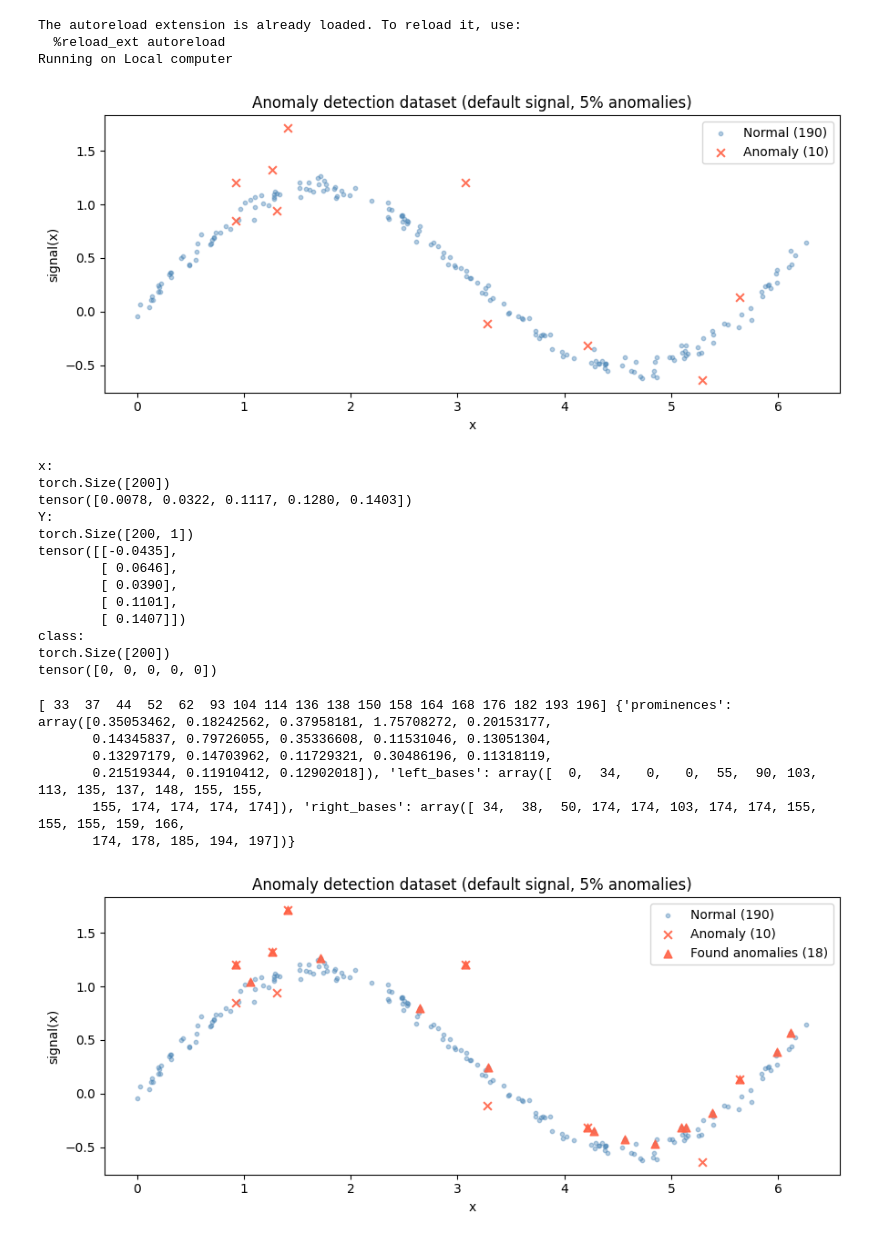
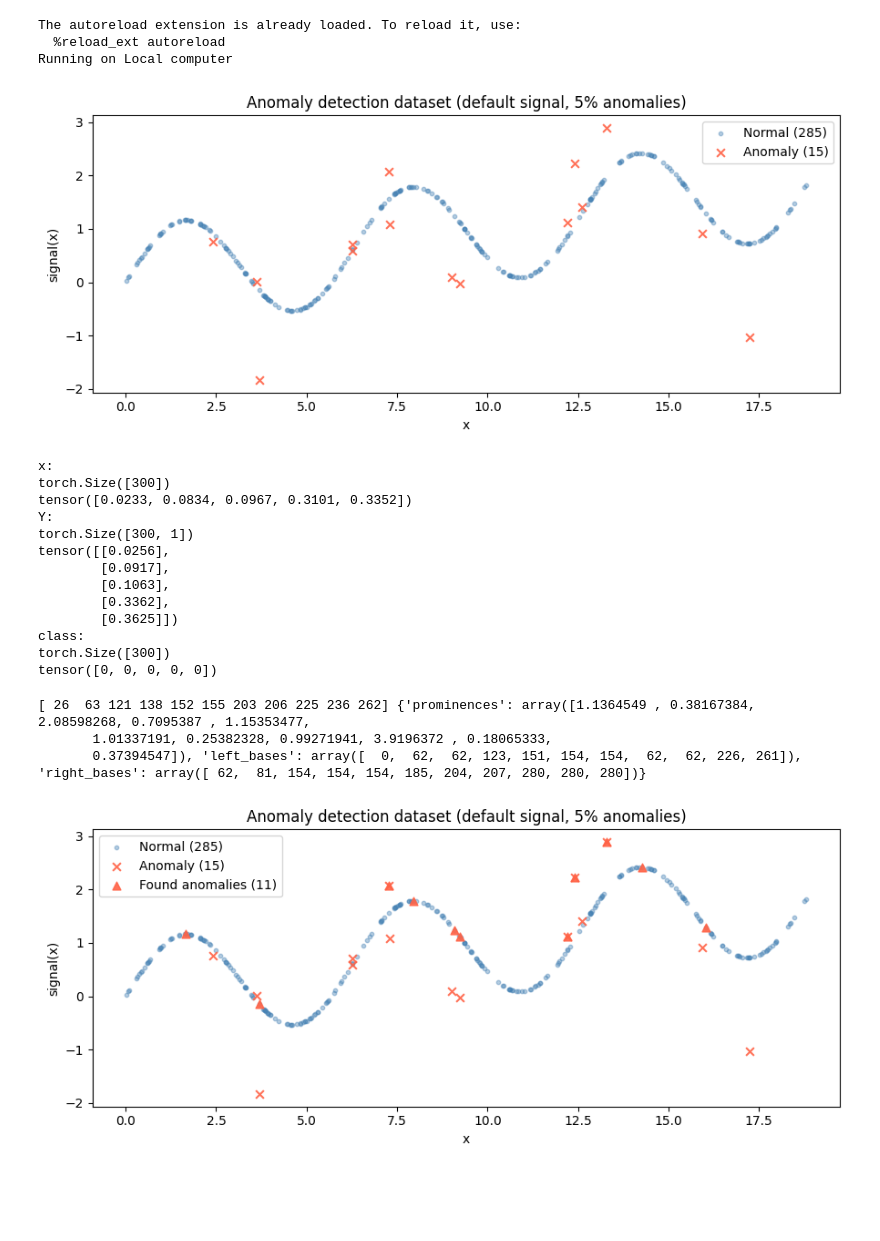
Before and after one commit to intensivedatacomp/WignerCamp2026, a Jupyter notebook: AnomalyDetectionCalculations/generate_data_peaks_baseline.ipynb, the cells around one changed output. Drawn from its saved outputs; the diff is of its cells as text; code cells hidden in the pictures; blank space fills up the shorter version.

```diff
--- a/AnomalyDetectionCalculations/generate_data_peaks_baseline.ipynb
+++ b/AnomalyDetectionCalculations/generate_data_peaks_baseline.ipynb
@@ -25,37 +26,39 @@ from artificial_dataset import ClassifierMetrics, make_anomaly_dataset
 # %%
 x, Y, labels = make_anomaly_dataset(
-    n_samples=200, anomaly_fraction=0.05, random_state=0
+    n_samples=300, anomaly_fraction=0.05, random_state=0,
+    anomaly_scale=1000000, noise_std=0.000001,
+    x_range=(0, 6*np.pi)
 )
 
 normal = labels == 0
 anomaly = labels == 1
 
 fig, ax = plt.subplots(figsize=(9, 4))
 ax.scatter(
     x[normal],
     Y[normal, 0],
     s=10,
     alpha=0.4,
     color="steelblue",
     label=f"Normal ({normal.sum().item()})",
 )
 ax.scatter(
     x[anomaly],
     Y[anomaly, 0],
     s=40,
     alpha=0.9,
     color="tomato",
     marker="x",
     label=f"Anomaly ({anomaly.sum().item()})",
 )
 ax.set_xlabel("x")
 ax.set_ylabel("signal(x)")
 ax.set_title("Anomaly detection dataset (default signal, 5% anomalies)")
 ax.legend()
 plt.tight_layout()
 plt.show()
 # %% [output]
-[figure, old version]
+[figure, new version]
 # %%
 print(f"x:")
 print(x.shape)
@@ -68,28 +71,25 @@ print(labels.shape)
 print(labels[:5])
 # %% [output]
 x:
-torch.Size([200])
-tensor([0.0078, 0.0322, 0.1117, 0.1280, 0.1403])
+torch.Size([300])
+tensor([0.0233, 0.0834, 0.0967, 0.3101, 0.3352])
 Y:
-torch.Size([200, 1])
-tensor([[-0.0435],
-        [ 0.0646],
-        [ 0.0390],
-        [ 0.1101],
-        [ 0.1407]])
+torch.Size([300, 1])
+tensor([[0.0256],
+        [0.0917],
+        [0.1063],
+        [0.3362],
+        [0.3625]])
 class:
-torch.Size([200])
+torch.Size([300])
 tensor([0, 0, 0, 0, 0])
 # %%
 peaks, properties = find_peaks(Y[:, 0], prominence=0.1)
 print(peaks, properties)
 # %% [output]
-[ 33  37  44  52  62  93 104 114 136 138 150 158 164 168 176 182 193 196] {'prominences': array([0.35053462, 0.18242562, 0.37958181, 1.75708272, 0.20153177,
-       0.14345837, 0.79726055, 0.35336608, 0.11531046, 0.13051304,
-       0.13297179, 0.14703962, 0.11729321, 0.30486196, 0.11318119,
-       0.21519344, 0.11910412, 0.12902018]), 'left_bases': array([  0,  34,   0,   0,  55,  90, 103, 113, 135, 137, 148, 155, 155,
-       155, 174, 174, 174, 174]), 'right_bases': array([ 34,  38,  50, 174, 174, 103, 174, 174, 155, 155, 155, 159, 166,
-       174, 178, 185, 194, 197])}
+[ 26  63 121 138 152 155 203 206 225 236 262] {'prominences': array([1.1364549 , 0.38167384, 2.08598268, 0.7095387 , 1.15353477,
+       1.01337191, 0.25382328, 0.99271941, 3.9196372 , 0.18065333,
+       0.37394547]), 'left_bases': array([  0,  62,  62, 123, 151, 154, 154,  62,  62, 226, 261]), 'right_bases': array([ 62,  81, 154, 154, 154, 185, 204, 207, 280, 280, 280])}
 # %%
 fig, ax = plt.subplots(figsize=(9, 4))
 ax.scatter(
@@ -125,5 +125,5 @@ ax.legend()
 plt.tight_layout()
 plt.show()
 # %% [output]
-[figure, old version]
+[figure, new version]
 # %%
```
Also changed, not shown: parts of 9 cells of this notebook.
